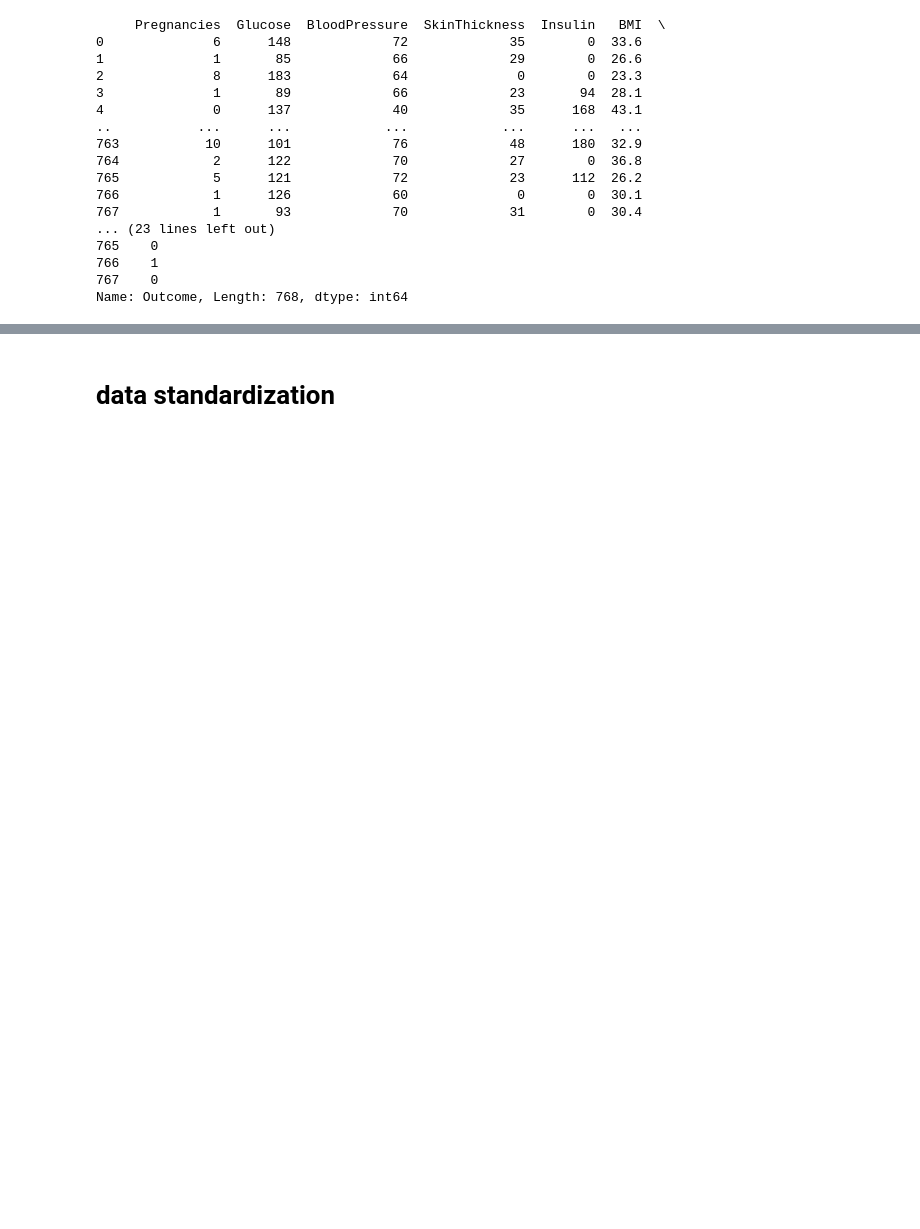
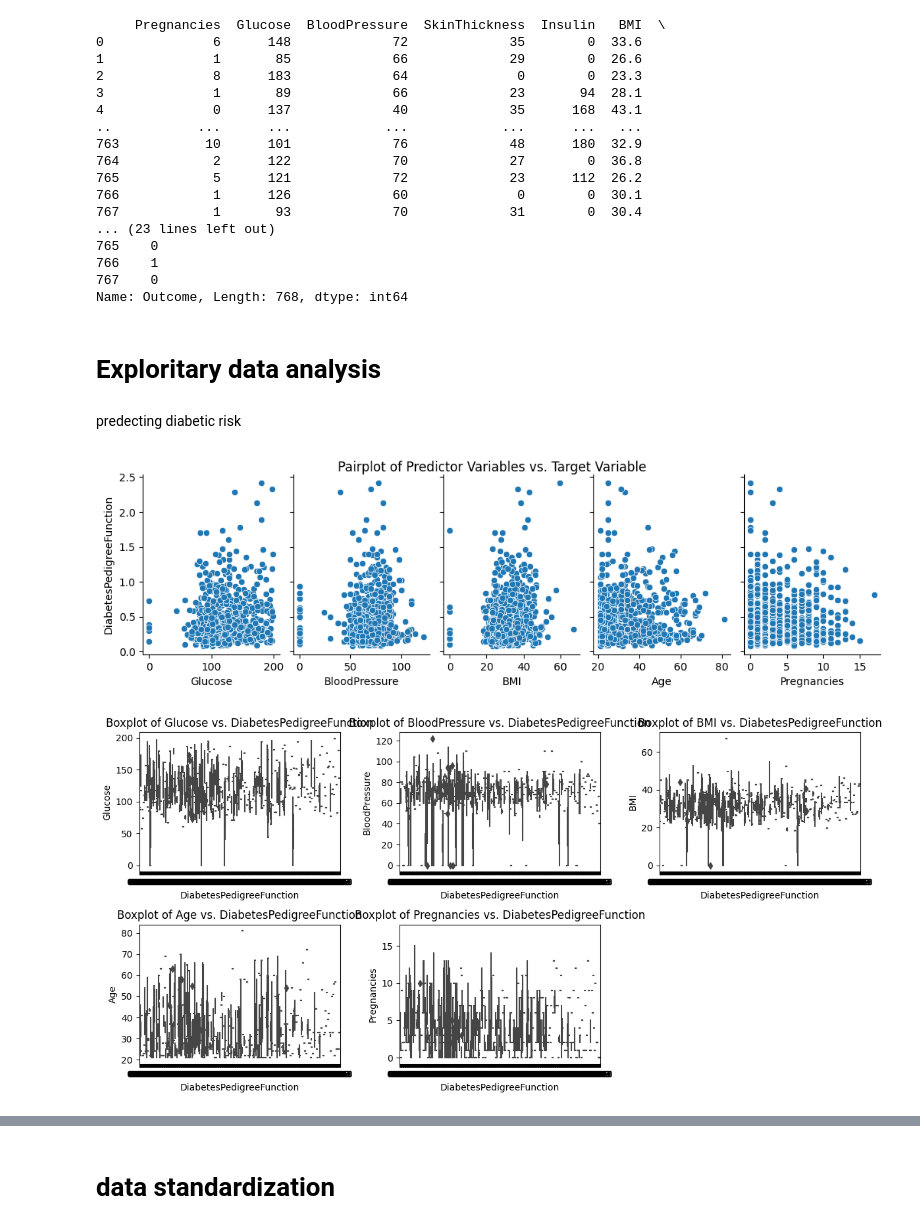
Before and after one commit to amayaambagaspitiya/DiabetesPrediction, a Jupyter notebook: Diabetes_Prediction.ipynb, the cells around one changed output, grey strips where cells are left out. Saved outputs shown, nothing was run; the diff lists cells and outputs as text; code cells hidden in the pictures; blank space fills up the shorter version.

Commit message:
updated with graphs

```diff
--- a/Diabetes_Prediction.ipynb
+++ b/Diabetes_Prediction.ipynb
@@ -11,7 +13,7 @@ from sklearn.metrics import accuracy_score
 # data collection and anaylysis
 # %%
 #loading the data set
-file_path = "C:/Users/ASUS/Desktop/jupyter_notebook/DiabetesPrediction/diabetes.csv"
+file_path = "C:/Users/ASUS/Desktop/datascience/jupyter_notebook/DiabetesPrediction/diabetes.csv"
 
 # Read the CSV file
 diabetes_dataset = pd.read_csv(file_path)
@@ -84,3 +86,35 @@ print(Y)
 766    1
 767    0
 Name: Outcome, Length: 768, dtype: int64
+# %% [markdown]
+# Exploritary data analysis
+# %% [markdown]
+predecting diabetic risk
+# %%
+
+# Target variable
+target_variable = 'DiabetesPedigreeFunction'
+predictor_variables = ['Glucose', 'BloodPressure', 'BMI', 'Age', 'Pregnancies']
+# Pairplot to visualize relationships between predictor variables and target variable
+sns.pairplot(diabetes_dataset, x_vars=predictor_variables, y_vars=target_variable, height=3, aspect=0.7, kind='scatter')
+plt.suptitle('Pairplot of Predictor Variables vs. Target Variable', y=1.02)
+plt.show()
+
+# Boxplot for each predictor variable vs. target variable
+plt.figure(figsize=(12, 6))
+for i, predictor in enumerate(predictor_variables, 1):
+    plt.subplot(2, 3, i)
+    sns.boxplot(x=target_variable, y=predictor, data=diabetes_dataset)
+    plt.title(f'Boxplot of {predictor} vs. {target_variable}')
+plt.tight_layout()
+plt.show()
+
+# Correlation matrix heatmap
+correlation_matrix = diabetes_dataset[[target_variable] + predictor_variables].corr()
+plt.figure(figsize=(8, 6))
+sns.heatmap(correlation_matrix, annot=True, cmap='coolwarm', fmt=".2f")
+plt.title('Correlation Matrix of Predictor Variables and Target Variable')
+plt.show()
+# %% [output]
+[figure, added]
+[figure, added]
```
Also changed, not shown: parts of 2 cells of this notebook.
